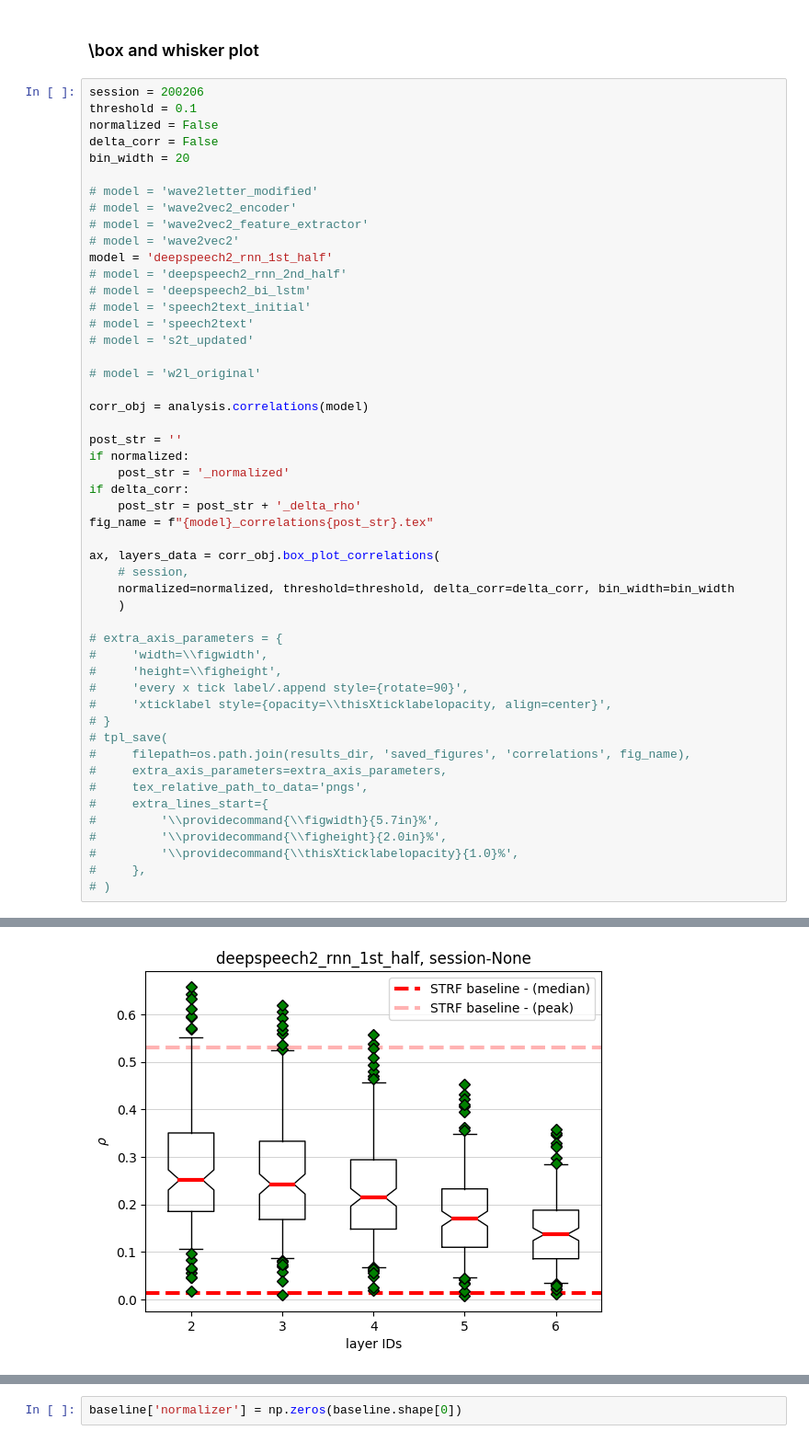
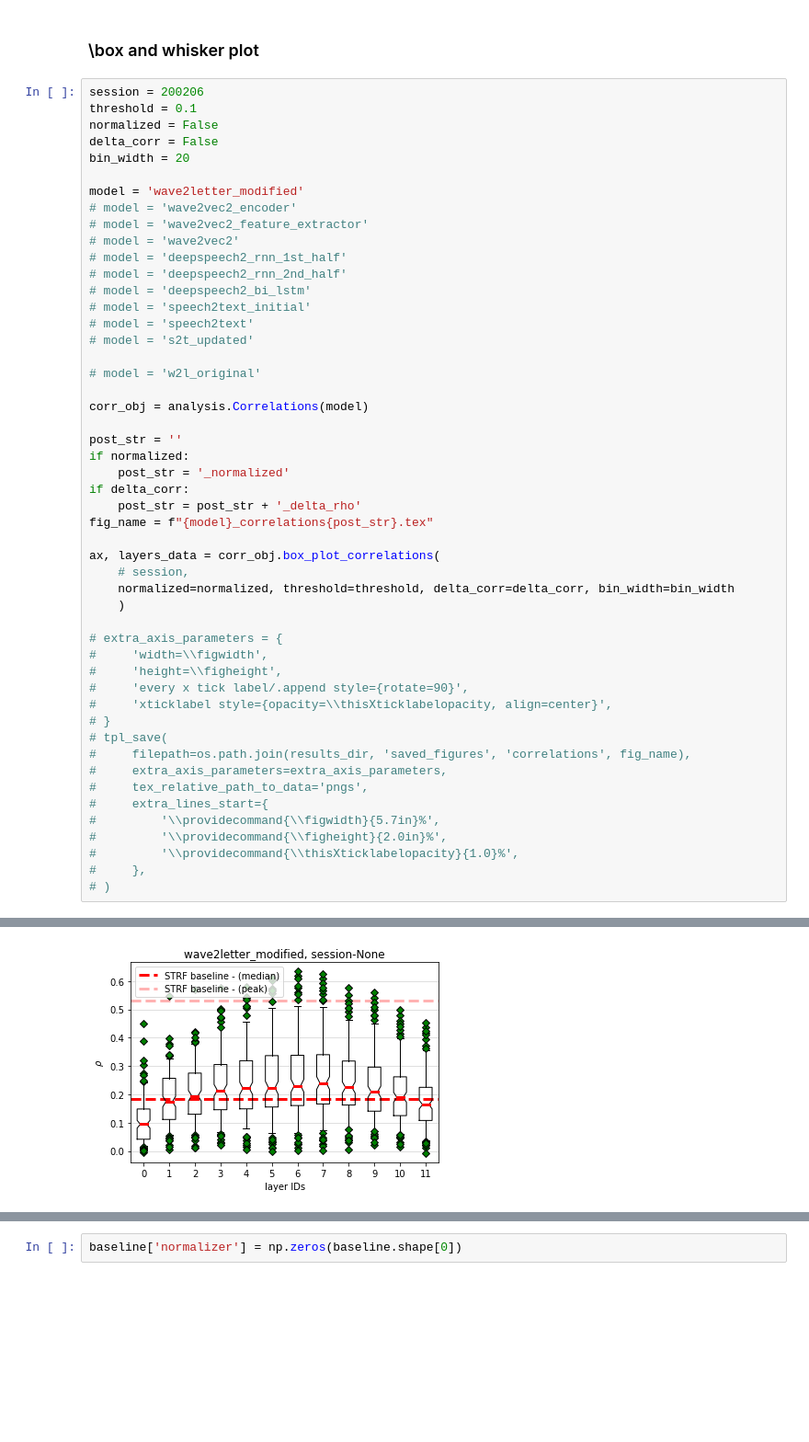
Before and after one commit to bilalhsp/Auditory_Cortex, a Jupyter notebook: experiments/correlations_analysis/correlations_analysis.ipynb, the cells around one changed output, grey strips where cells are left out. Shown at 92% size. Saved outputs shown, nothing was run; the diff lists cells and outputs as text; blank space fills up the shorter version.

```diff
--- a/experiments/correlations_analysis/correlations_analysis.ipynb
+++ b/experiments/correlations_analysis/correlations_analysis.ipynb
@@ -1138,11 +855,11 @@ normalized = False
 delta_corr = False
 bin_width = 20
 
-# model = 'wave2letter_modified'
+model = 'wave2letter_modified'
 # model = 'wave2vec2_encoder'
 # model = 'wave2vec2_feature_extractor'
 # model = 'wave2vec2'
-model = 'deepspeech2_rnn_1st_half'
+# model = 'deepspeech2_rnn_1st_half'
 # model = 'deepspeech2_rnn_2nd_half'
 # model = 'deepspeech2_bi_lstm'
 # model = 'speech2text_initial'
@@ -1151,7 +868,7 @@ model = 'deepspeech2_rnn_1st_half'
 
 # model = 'w2l_original'
 
-corr_obj = analysis.correlations(model)
+corr_obj = analysis.Correlations(model)
 
 post_str = ''
 if normalized:
@@ -1186,4 +903,4 @@ Baseline median: nan
-[figure, old version]
+[figure, new version]
 # %%
 for i in range(len(layers_data)):
     print(f"layer: {i}, median: {np.median(layers_data[i]):.2f}", end=', ')
```
Also changed, not shown: parts of 56 cells of this notebook, 11 other files.
